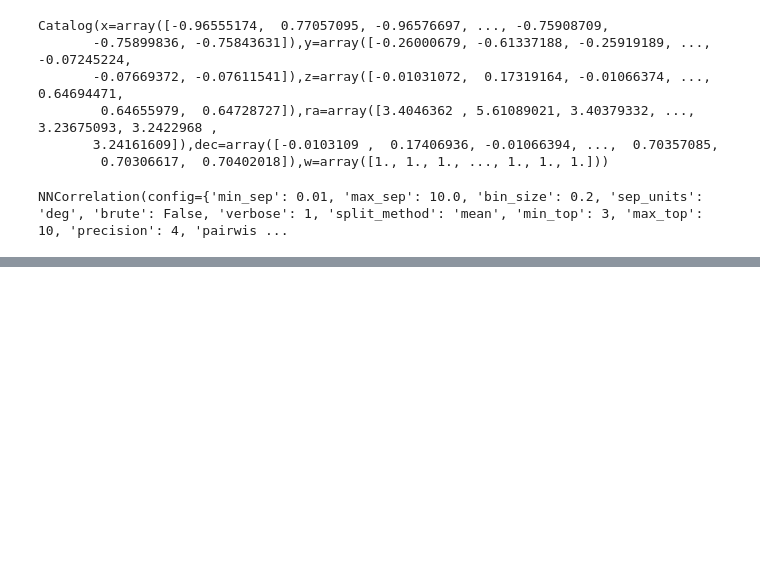
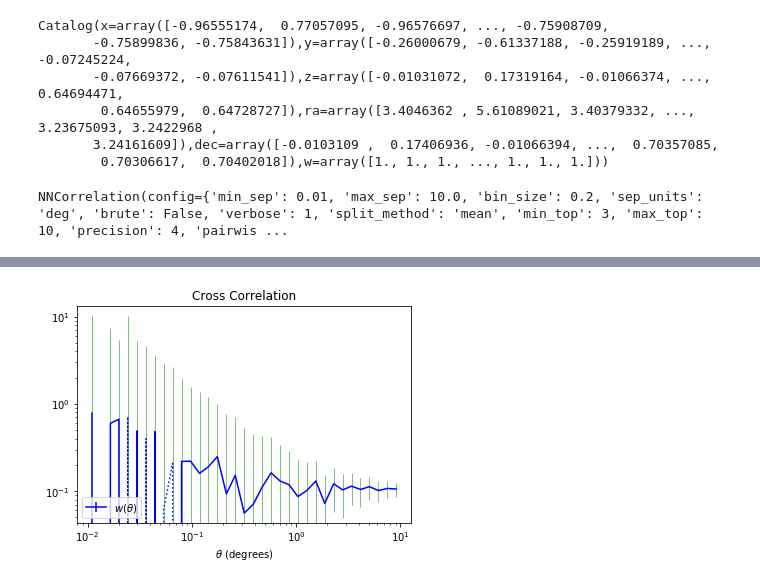
Before and after one commit to MTabbutt/Cosmology, a Jupyter notebook: SNe CrossCorrelations/PanSTARRS and CMASS _ Correlations.ipynb, the cells around one changed output, grey strips where cells are left out. Saved outputs shown, nothing was run; the diff lists cells and outputs as text; code cells hidden in the pictures; blank space fills up the shorter version.

Commit message:
adding in the cross corr for eBoss and Pan function

```diff
--- a/SNe CrossCorrelations/PanSTARRS and CMASS _ Correlations.ipynb
+++ b/SNe CrossCorrelations/PanSTARRS and CMASS _ Correlations.ipynb
@@ -39,6 +39,8 @@ testingProductsPath = "/Users/megantabbutt/Cosmology/Cosmology/SNe CrossCorrelat
 
 # Python has datename, savfig folder fields, usually don't save this code just for monkeying around...
 # If wanted to save some plots, should invoke this, and add text file to the folder with notes for that run
+
+date = ''
 # %% [markdown]
  <hr style="height:3px">
 # %% [markdown]
@@ -770,5 +769,12 @@ randCMASS = treecorr.Catalog(ra=CMASSLOWZTOT_DF_rands['RA'], dec=CMASSLOWZTOT_DF
 rrXCorr = treecorr.NNCorrelation(min_sep=0.01, max_sep=10, bin_size=0.2, sep_units='degrees')
 rrXCorr.process(RandsPAN, randCMASS)
 # %%
-#drXCorr = treecorr.NNCorrelation(min_sep=0.01, max_sep=10, bin_size=0.2, sep_units='degrees')
-#drCMASS.process(catPanSTARRS_overlap, randCMASS)
+drXCorr = treecorr.NNCorrelation(min_sep=0.01, max_sep=10, bin_size=0.2, sep_units='degrees')
+drXCorr.process(catPanSTARRS_overlap, randCMASS)
+# %%
+rdXCorr = treecorr.NNCorrelation(min_sep=0.01, max_sep=10, bin_size=0.2, sep_units='degrees')
+rdXCorr.process(catCMASS, RandsPAN)
+# %%
+rXCorr = numpy.exp(nnXCorr.meanlogr)
+xiXCorr, varxiXCorr = nnXCorr.calculateXi(rrXCorr, drXCorr, rdXCorr)
+sigXCorr = numpy.sqrt(varxiXCorr)
@@ -774,0 +783,21 @@ rrXCorr.process(RandsPAN, randCMASS)
+# %%
+# Plot the Cross Correlation function:
+
+plt.plot(rXCorr, xiXCorr, color='blue')
+plt.plot(rXCorr, -xiXCorr, color='blue', ls=':')
+plt.errorbar(rXCorr[xiXCorr>0], xiXCorr[xiXCorr>0], yerr=sigXCorr[xiXCorr>0], color='green', lw=0.5, ls='')
+plt.errorbar(rXCorr[xiXCorr<0], -xiXCorr[xiXCorr<0], yerr=sigXCorr[xiXCorr<0], color='green', lw=0.5, ls='')
+leg = plt.errorbar(-rXCorr, xiXCorr, yerr=sigXCorr, color='blue')
+
+plt.xscale('log')
+plt.yscale('log', nonposy='clip')
+plt.xlabel(r'$\theta$ (degrees)')
+
+plt.legend([leg], [r'$w(\theta)$'], loc='lower left')
+#plt.xlim([0.01,10])
+#plt.ylim([0.0, .00001])
+plt.title("Cross Correlation")
+plt.savefig(testingProductsPath + 'Cross-Corr PanSTARRS and eBOSS with error' + date)
+plt.show()
+# %% [output]
+[figure, added]
```
Also changed, not shown: parts of 25 cells of this notebook, 4 other files.
